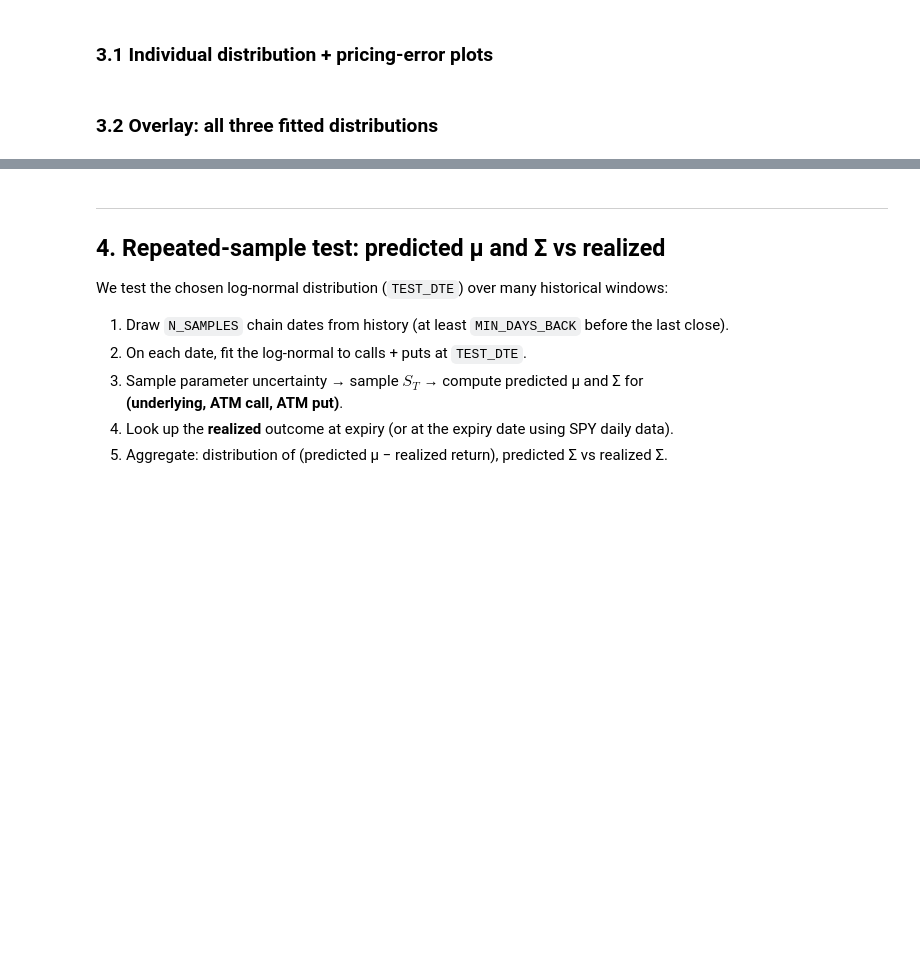
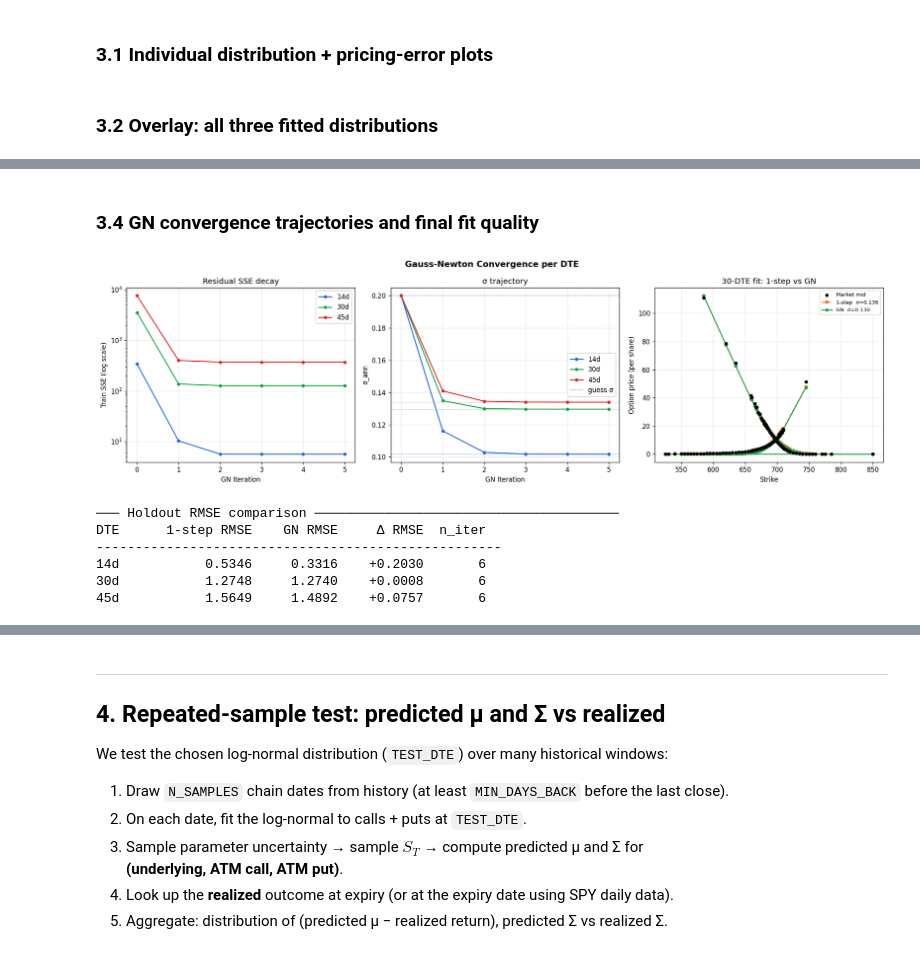
Before and after one commit to hshintree/cvx_options, a Jupyter notebook: log_norm.ipynb, the cells around one changed output, grey strips where cells are left out. Saved outputs shown, nothing was run; the diff lists cells and outputs as text; code cells hidden in the pictures; blank space fills up the shorter version.

```diff
--- a/log_norm.ipynb
+++ b/log_norm.ipynb
@@ -433,0 +704,80 @@ plt.show()
+# %% [markdown]
+### 3.4 GN convergence trajectories and final fit quality
+# %%
+if not fits_gn:
+    print("No GN fits available — run the cell above first.")
+else:
+    fig, axes = plt.subplots(1, 3, figsize=(17, 5))
+    fig.suptitle("Gauss-Newton Convergence per DTE", fontsize=13, fontweight="bold")
+
+    # ── Left: SSE decay ──────────────────────────────────────────────────────
+    ax = axes[0]
+    for label, res in fits_gn.items():
+        hist = res["gn_history"]
+        iters = [h["iter"] for h in hist]
+        sses  = [h["sse"]  for h in hist]
+        ax.semilogy(iters, sses, marker="o", ms=4, color=COLORS[label], label=label)
+    ax.set_xlabel("GN Iteration")
+    ax.set_ylabel("Train SSE (log scale)")
+    ax.set_title("Residual SSE decay")
+    ax.legend()
+
+    # ── Middle: σ trajectory ─────────────────────────────────────────────────
+    ax = axes[1]
+    for label, res in fits_gn.items():
+        hist = res["gn_history"]
+        iters  = [h["iter"]  for h in hist]
+        sigmas = [h["sigma"] for h in hist]
+        ax.plot(iters, sigmas, marker="o", ms=4, color=COLORS[label], label=label)
+        ax.axhline(res["sigma_fit"], ls="--", lw=0.8, color=COLORS[label], alpha=0.5)
+    ax.axhline(sigma_guess_ann, ls=":", lw=1, color="gray", label="guess σ")
+    ax.set_xlabel("GN Iteration")
+    ax.set_ylabel("σ_ann")
+    ax.set_title("σ trajectory")
+    ax.legend()
+
+    # ── Right: 1-step vs GN final fit, market mid scatter for TEST_DTE ───────
+    ax = axes[2]
+    key = f"{TEST_DTE}d"
+    if key in fits_gn and key in fits:
+        res_gn = fits_gn[key]
+        res_1s = fits[key]
+        df_gn  = res_gn["option_df"]
+        strikes = df_gn["strike"].values
+        mids    = df_gn["market_mid"].values
+
+        ax.scatter(strikes, mids, s=18, color="black", zorder=3, label="Market mid")
+        ax.plot(strikes, lognormal_price_vec(df_gn, res_1s["mu_fit"],  res_1s["sigma_fit"],  spot, res_gn["T"]),
+                "s--", ms=4, color="#f97316", label=f"1-step  σ={res_1s['sigma_fit']:.3f}")
+        ax.plot(strikes, lognormal_price_vec(df_gn, res_gn["mu_fit"],  res_gn["sigma_fit"],  spot, res_gn["T"]),
+                "o-",  ms=4, color=COLORS.get(key, "#6366f1"), label=f"GN  σ={res_gn['sigma_fit']:.3f}")
+        ax.set_xlabel("Strike")
+        ax.set_ylabel("Option price (per share)")
+        ax.set_title(f"{TEST_DTE}-DTE fit: 1-step vs GN")
+        ax.legend(fontsize=8)
+    else:
+        ax.text(0.5, 0.5, f"No {TEST_DTE}d fit", ha="center", va="center",
+                transform=ax.transAxes)
+
+    plt.tight_layout()
+    plt.show()
+
+    # ── Summary table ─────────────────────────────────────────────────────────
+    print("\n─── Holdout RMSE comparison ───────────────────────────────────────")
+    print(f"{'DTE':<6} {'1-step RMSE':>13} {'GN RMSE':>10} {'Δ RMSE':>10} {'n_iter':>7}")
+    print("-" * 52)
+    for label in ["14d", "30d", "45d"]:
+        if label not in fits_gn or label not in fits:
+            continue
+        r1  = fits[label]["holdout_rmse_fit"]
+        rgn = fits_gn[label]["holdout_rmse_fit"]
+        ni  = len(fits_gn[label]["gn_history"])
+        print(f"{label:<6} {r1:>13.4f} {rgn:>10.4f} {r1-rgn:>+10.4f} {ni:>7d}")
+# %% [output]
+[figure, added]
+─── Holdout RMSE comparison ───────────────────────────────────────
+DTE      1-step RMSE    GN RMSE     Δ RMSE  n_iter
+----------------------------------------------------
+14d           0.5346     0.3316    +0.2030       6
+30d           1.2748     1.2740    +0.0008       6
+45d           1.5649     1.4892    +0.0757       6
```
Also changed, not shown: parts of 16 cells of this notebook, 1 other file.
